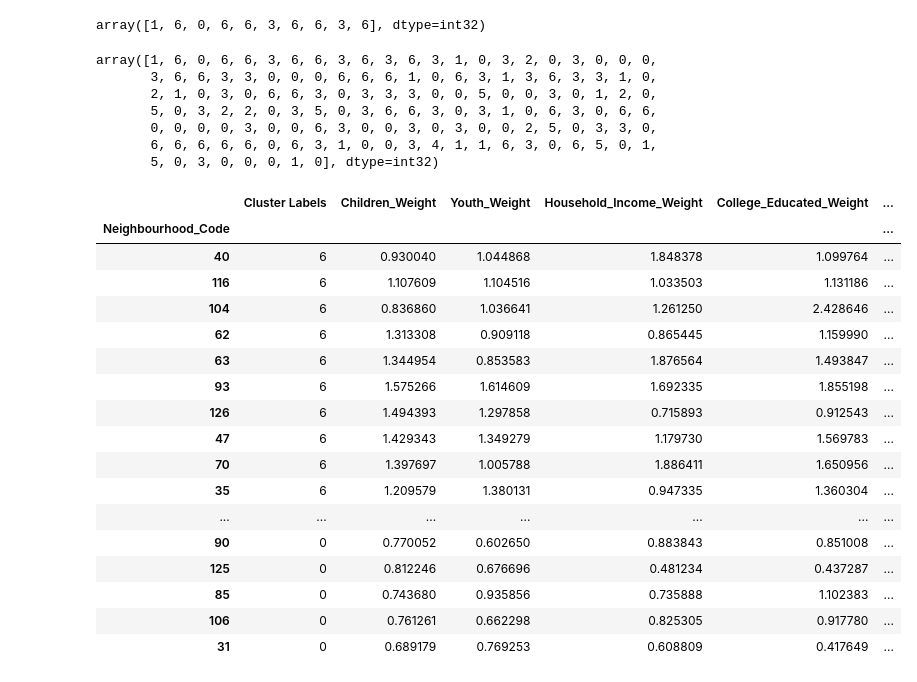
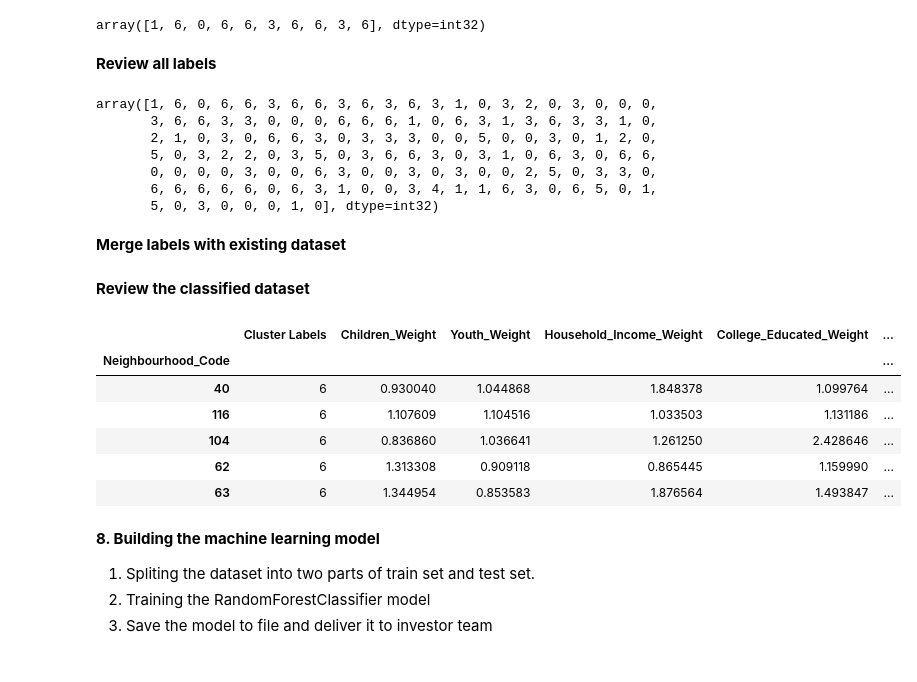
Before and after one commit to angui100/Coursera__Capstone, a Jupyter notebook: Battale_Neighbourhoods_ML_Toronto.ipynb, the cells around one changed output. Cells and saved outputs as stored; diff of their text form; code cells hidden in the pictures.

```diff
--- a/Battale_Neighbourhoods_ML_Toronto.ipynb
+++ b/Battale_Neighbourhoods_ML_Toronto.ipynb
@@ -1160,6 +1174,8 @@ kmeans_ML = KMeans(n_clusters=kclusters, random_state=4).fit(df_ML_model_X)
 kmeans_ML.labels_[0:10]
 # %% [output]
 array([1, 6, 0, 6, 6, 3, 6, 6, 3, 6], dtype=int32)
+# %% [markdown]
+**Review all labels**
 # %%
 kmeans_ML.labels_
 # %% [output]
@@ -1170,27 +1186,26 @@ array([1, 6, 0, 6, 6, 3, 6, 6, 3, 6, 3, 6, 3, 1, 0, 3, 2, 0, 3, 0, 0, 0,
        0, 0, 0, 0, 3, 0, 0, 6, 3, 0, 0, 3, 0, 3, 0, 0, 2, 5, 0, 3, 3, 0,
        6, 6, 6, 6, 6, 0, 6, 3, 1, 0, 0, 3, 4, 1, 1, 6, 3, 0, 6, 5, 0, 1,
        5, 0, 3, 0, 0, 0, 1, 0], dtype=int32)
+# %% [markdown]
+**Merge labels with existing dataset**
 # %%
 df_ML_model.insert(0, 'Cluster Labels', kmeans_ML.labels_)
 #df_ML_model.sort_values(by="Cluster Labels", ascending=False)
+# %% [markdown]
+**Review the classified dataset**
 # %%
-df_ML_model.sort_values(by="Cluster Labels", ascending=False)
+df_ML_model.sort_values(by="Cluster Labels", ascending=False).head()
 # %% [output]
 |  | Cluster Labels | Children_Weight | Youth_Weight | Household_Income_Weight | College_Educated_Weight | ... |
 | Neighbourhood_Code |  |  |  |  |  | ... |
 | 40 | 6 | 0.930040 | 1.044868 | 1.848378 | 1.099764 | ... |
 | 116 | 6 | 1.107609 | 1.104516 | 1.033503 | 1.131186 | ... |
 | 104 | 6 | 0.836860 | 1.036641 | 1.261250 | 2.428646 | ... |
 | 62 | 6 | 1.313308 | 0.909118 | 0.865445 | 1.159990 | ... |
 | 63 | 6 | 1.344954 | 0.853583 | 1.876564 | 1.493847 | ... |
-| 93 | 6 | 1.575266 | 1.614609 | 1.692335 | 1.855198 | ... |
-| 126 | 6 | 1.494393 | 1.297858 | 0.715893 | 0.912543 | ... |
-| 47 | 6 | 1.429343 | 1.349279 | 1.179730 | 1.569783 | ... |
-| 70 | 6 | 1.397697 | 1.005788 | 1.886411 | 1.650956 | ... |
-| 35 | 6 | 1.209579 | 1.380131 | 0.947335 | 1.360304 | ... |
-| ... | ... | ... | ... | ... | ... | ... |
-| 90 | 0 | 0.770052 | 0.602650 | 0.883843 | 0.851008 | ... |
-| 125 | 0 | 0.812246 | 0.676696 | 0.481234 | 0.437287 | ... |
-| 85 | 0 | 0.743680 | 0.935856 | 0.735888 | 1.102383 | ... |
-| 106 | 0 | 0.761261 | 0.662298 | 0.825305 | 0.917780 | ... |
-| 31 | 0 | 0.689179 | 0.769253 | 0.608809 | 0.417649 | ... |
+# %% [markdown]
+**8. Building the machine learning model**<br>
+
+1. Spliting the dataset into two parts of train set and test set.<br>
+2. Training the RandomForestClassifier model
+3. Save the model to file and deliver it to investor team
```
Also changed, not shown: parts of 28 cells of this notebook.
